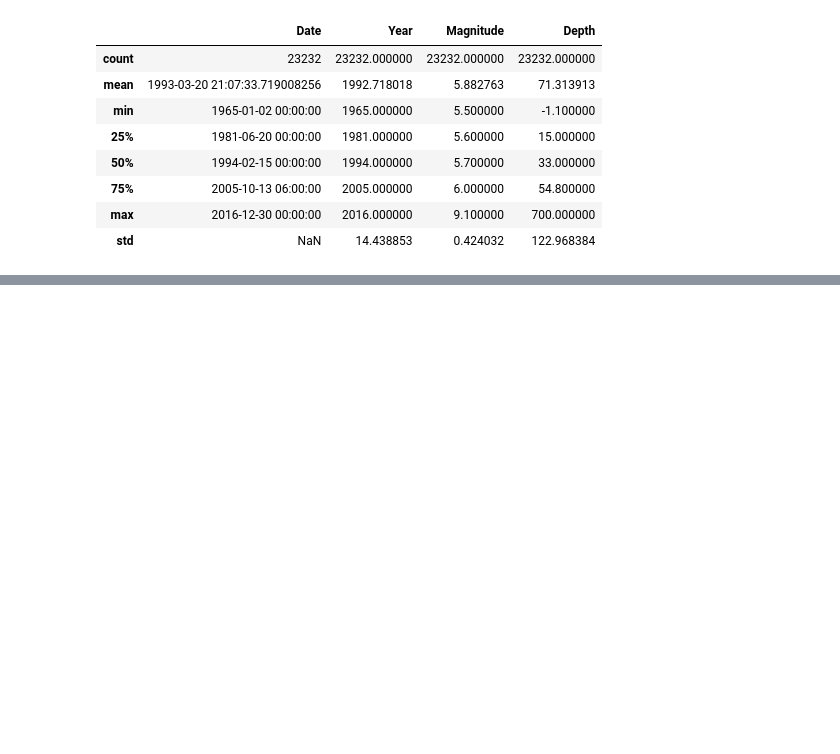
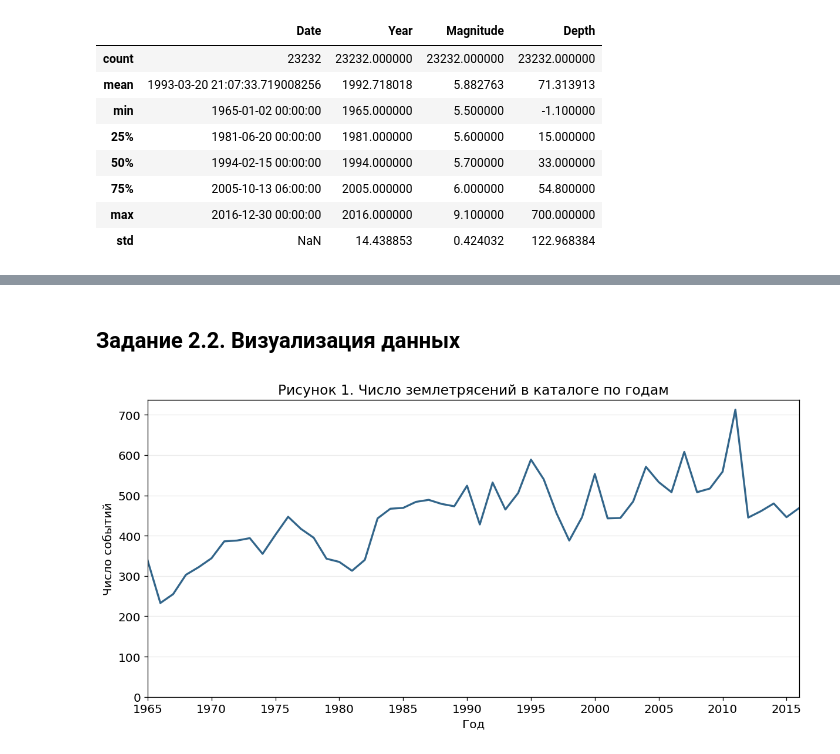
Before and after one commit to Ariel-cano/6402-Khalitov-LR7, a Jupyter notebook: notebooks/analysis.ipynb, the cells around one changed output, grey strips where cells are left out. Drawn from its saved outputs; the diff is of its cells as text; code cells hidden in the pictures; blank space fills up the shorter version.

Commit message:
feat: add earthquake analysis and visualizations

```diff
--- a/notebooks/analysis.ipynb
+++ b/notebooks/analysis.ipynb
@@ -223,0 +222,9 @@ df[["Date", "Year", "Magnitude", "Depth"]].describe()
+# %%
+import sqlite3
+
+import numpy as np
+import matplotlib.pyplot as plt
+
+annual_counts = df.groupby("Year").size().rename("Число событий").to_frame()
+annual_counts.index.name = "Год"
+annual_counts
@@ -223,0 +315,15 @@ df[["Date", "Year", "Magnitude", "Depth"]].describe()
+# %% [markdown]
+## Задание 2.2. Визуализация данных
+# %%
+plt.rcParams.update({"font.size": 12, "axes.titlesize": 14, "figure.dpi": 120})
+
+fig, ax = plt.subplots(figsize=(10, 5), layout="constrained")
+ax.plot(annual_counts.index, annual_counts["Число событий"], color="#32658a", linewidth=2)
+ax.set(title="Рисунок 1. Число землетрясений в каталоге по годам", xlabel="Год", ylabel="Число событий")
+ax.set_xticks(range(1965, 2017, 5))
+ax.set_xlim(1965, 2016)
+ax.set_ylim(bottom=0)
+ax.grid(axis="y", alpha=0.25)
+plt.show()
+# %% [output]
+[figure, added]
```
Also changed, not shown: parts of 8 cells of this notebook, 1 other file.
